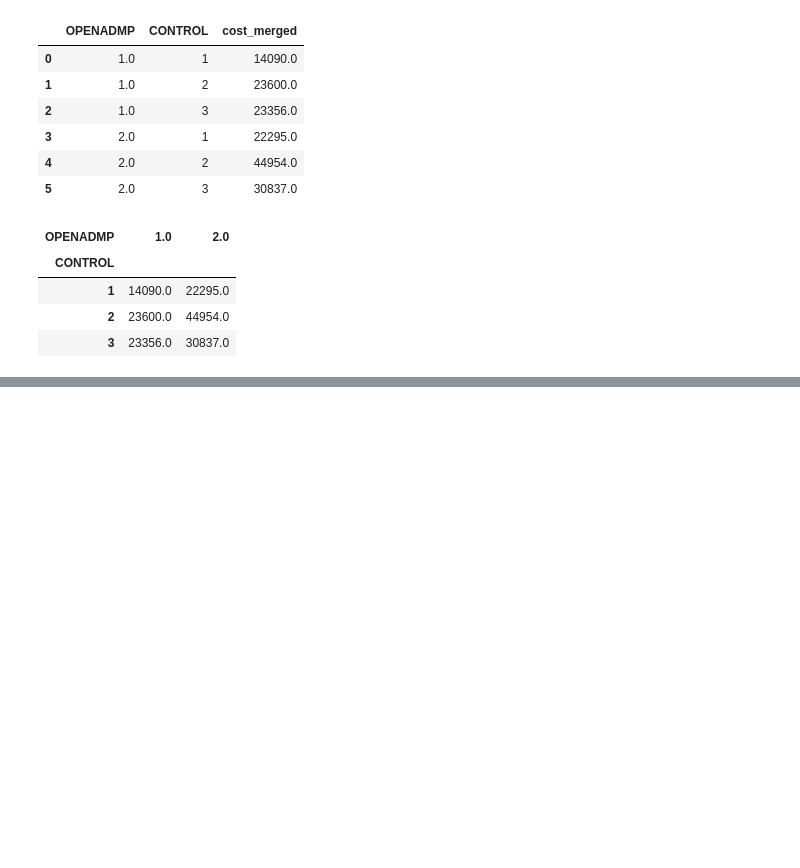
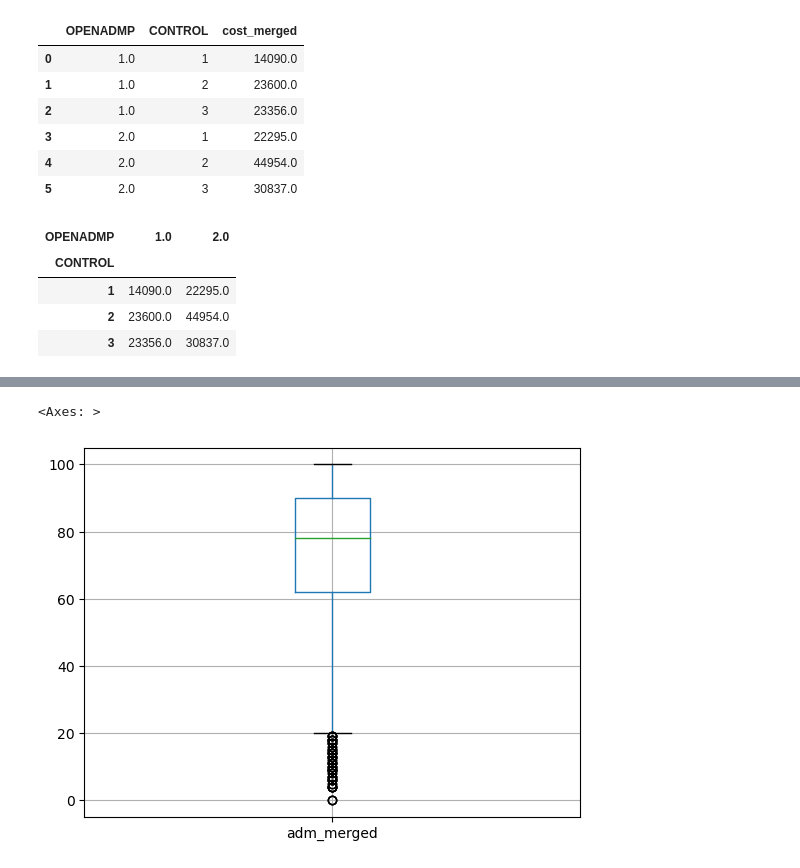
Before and after one commit to Wook22/Education_Institution_Data_Analysis, a Jupyter notebook: test_costanalysis.ipynb, the cells around one changed output, grey strips where cells are left out. Cells and saved outputs as stored; diff of their text form; code cells hidden in the pictures; blank space fills up the shorter version.

```diff
--- a/test_costanalysis.ipynb
+++ b/test_costanalysis.ipynb
@@ -168,0 +199,6 @@ priv
+# %%
+#box plot for admission column
+adm_cost.boxplot(column=['adm_merged'])
+# %% [output]
+<Axes: >
+[figure, added]
```
Also changed, not shown: parts of 19 cells of this notebook.
